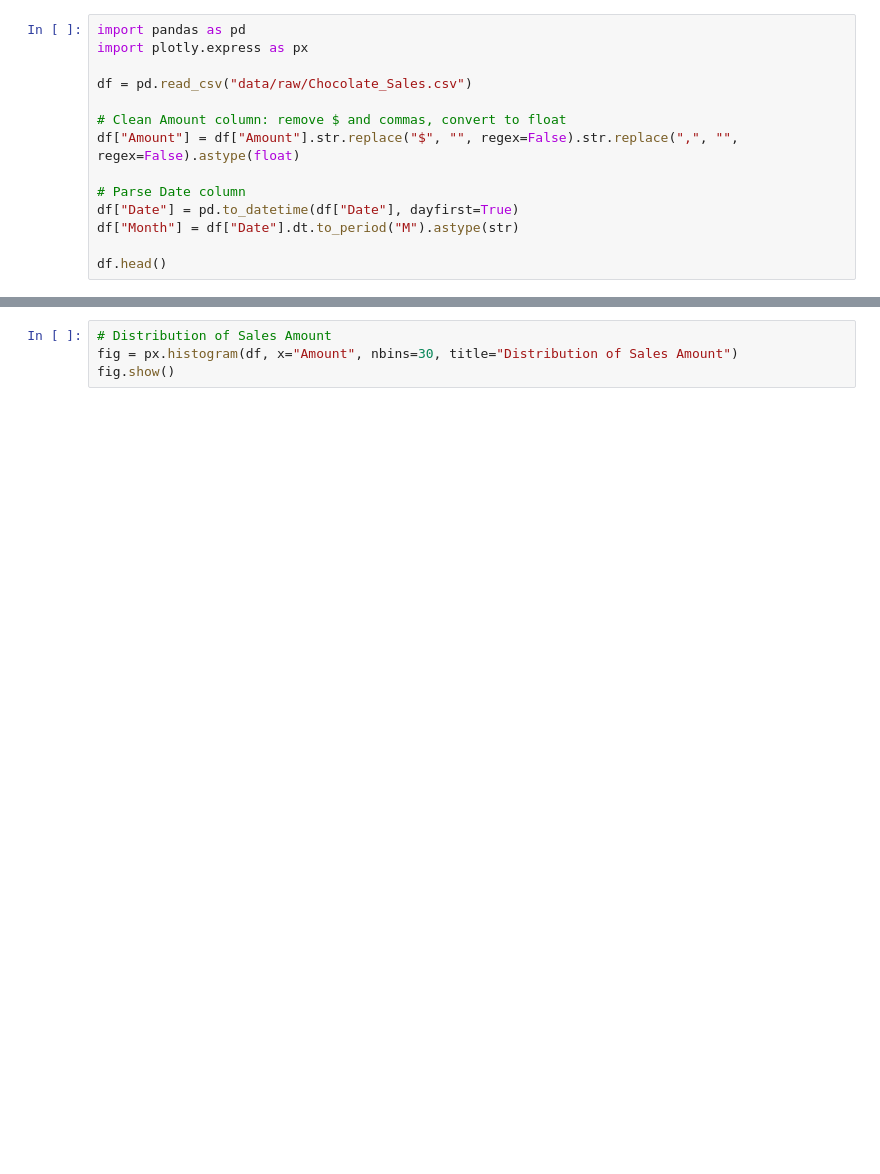
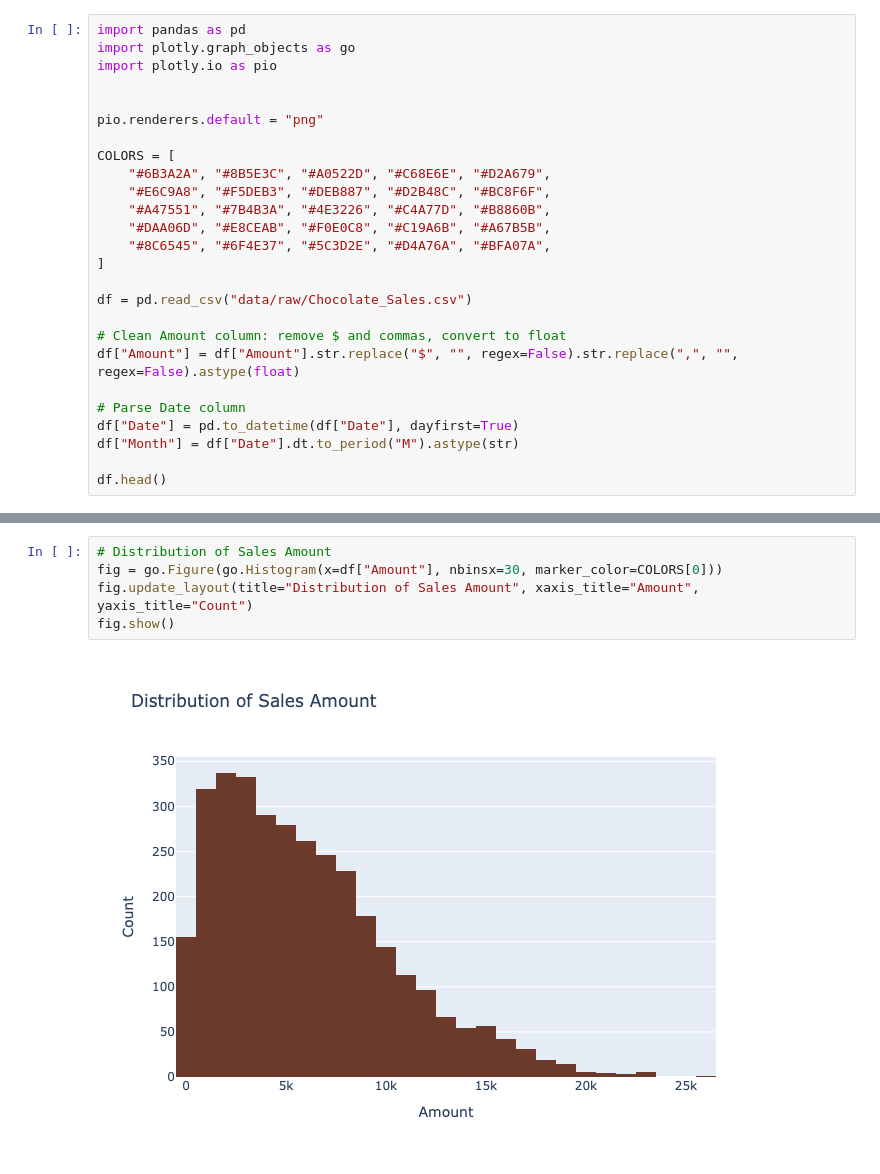
Before and after one commit to UBC-MDS/DSCI-532_2026_8_cocoaboard, a Jupyter notebook: EDA.ipynb, the cells around one changed output, grey strips where cells are left out. Saved outputs shown, nothing was run; the diff lists cells and outputs as text; blank space fills up the shorter version.

```diff
--- a/EDA.ipynb
+++ b/EDA.ipynb
@@ -1,6 +1,18 @@
 # %%
 import pandas as pd
-import plotly.express as px
+import plotly.graph_objects as go
+import plotly.io as pio
+
+
+pio.renderers.default = "png"
+
+COLORS = [
+    "#6B3A2A", "#8B5E3C", "#A0522D", "#C68E6E", "#D2A679",
+    "#E6C9A8", "#F5DEB3", "#DEB887", "#D2B48C", "#BC8F6F",
+    "#A47551", "#7B4B3A", "#4E3226", "#C4A77D", "#B8860B",
+    "#DAA06D", "#E8CEAB", "#F0E0C8", "#C19A6B", "#A67B5B",
+    "#8C6545", "#6F4E37", "#5C3D2E", "#D4A76A", "#BFA07A",
+]
 
 df = pd.read_csv("data/raw/Chocolate_Sales.csv")
 
@@ -18,7 +61,10 @@ df.describe()
 # %%
 # Distribution of Sales Amount
-fig = px.histogram(df, x="Amount", nbins=30, title="Distribution of Sales Amount")
+fig = go.Figure(go.Histogram(x=df["Amount"], nbinsx=30, marker_color=COLORS[0]))
+fig.update_layout(title="Distribution of Sales Amount", xaxis_title="Amount", yaxis_title="Count")
 fig.show()
+# %% [output]
+[figure, added]
 # %%
 # Total Sales by Country
 sales_by_country = df.groupby("Country", as_index=False)["Amount"].sum().sort_values("Amount", ascending=False)
```
Also changed, not shown: parts of 10 cells of this notebook, 1 other file.
